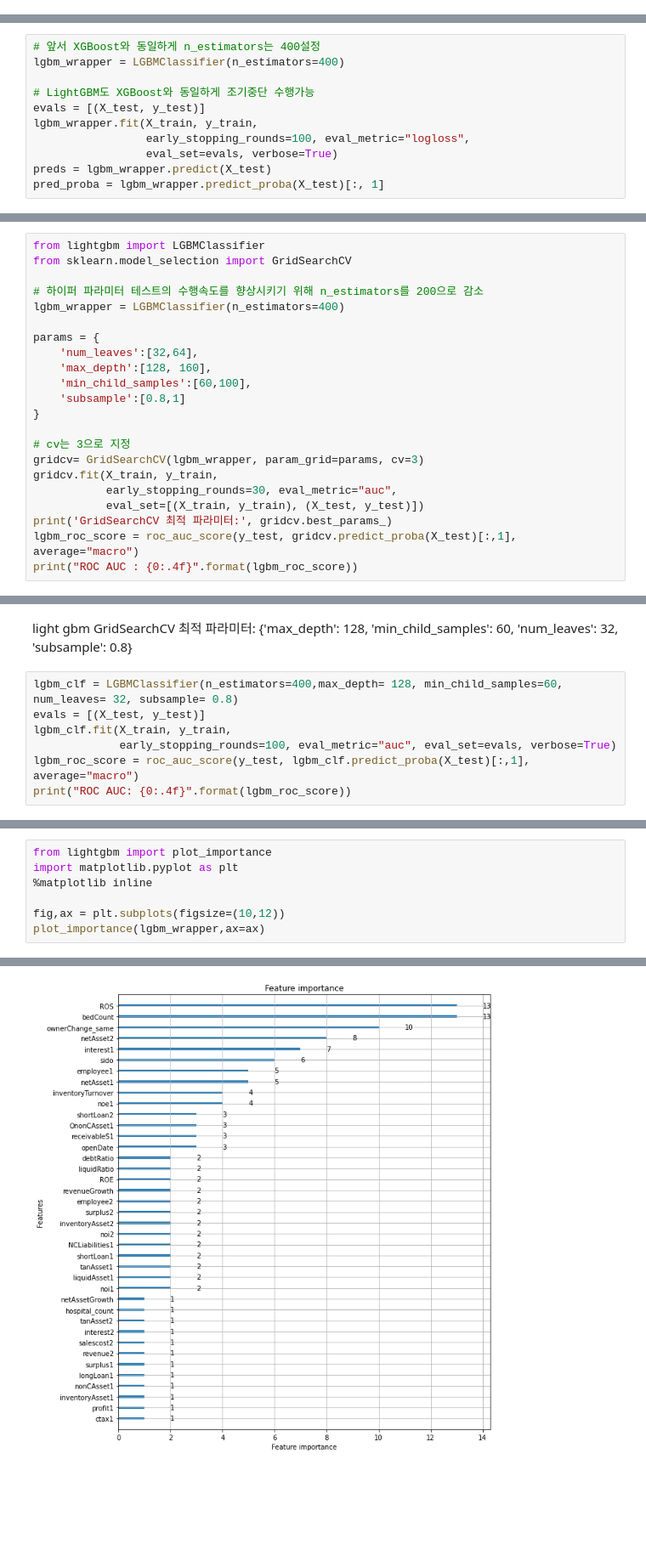
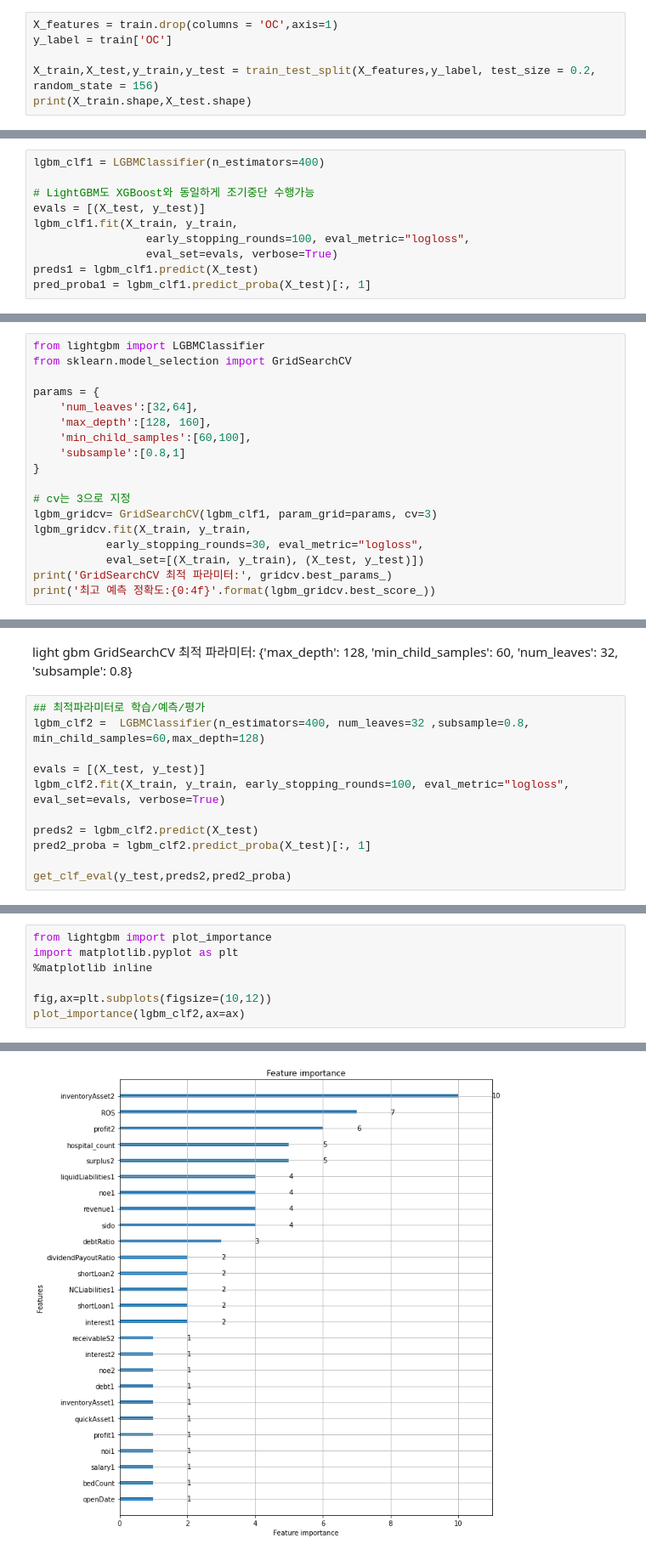
Before and after one commit to chacha715/ESA, a Jupyter notebook: mp)_모델_취합.ipynb, the cells around one changed output, grey strips where cells are left out. Shown at 85% size. Saved outputs shown, nothing was run; the diff lists cells and outputs as text; blank space fills up the shorter version.

```diff
--- a/mp)_모델_취합.ipynb
+++ b/mp)_모델_취합.ipynb
@@ -559,3 +805,9 @@ from lightgbm import LGBMClassifier
 from sklearn.model_selection import train_test_split
 import warnings
 warnings.filterwarnings('ignore')
+# %%
+X_features = train.drop(columns = 'OC',axis=1)
+y_label = train['OC']
+
+X_train,X_test,y_train,y_test = train_test_split(X_features,y_label, test_size = 0.2, random_state = 156)
+print(X_train.shape,X_test.shape)
@@ -562,11 +826,10 @@ warnings.filterwarnings('ignore')
 # %%
-# 앞서 XGBoost와 동일하게 n_estimators는 400설정
-lgbm_wrapper = LGBMClassifier(n_estimators=400)
+lgbm_clf1 = LGBMClassifier(n_estimators=400)
 
 # LightGBM도 XGBoost와 동일하게 조기중단 수행가능
 evals = [(X_test, y_test)]
-lgbm_wrapper.fit(X_train, y_train,
+lgbm_clf1.fit(X_train, y_train,
                  early_stopping_rounds=100, eval_metric="logloss",
                  eval_set=evals, verbose=True)
-preds = lgbm_wrapper.predict(X_test)
-pred_proba = lgbm_wrapper.predict_proba(X_test)[:, 1]
+preds1 = lgbm_clf1.predict(X_test)
+pred_proba1 = lgbm_clf1.predict_proba(X_test)[:, 1]
@@ -580,9 +861,6 @@ get_clf_eval(y_test,preds,pred_proba)
 # %%
 from lightgbm import LGBMClassifier
 from sklearn.model_selection import GridSearchCV
-
-# 하이퍼 파라미터 테스트의 수행속도를 향상시키기 위해 n_estimators를 200으로 감소
-lgbm_wrapper = LGBMClassifier(n_estimators=400)
 
 params = {
     'num_leaves':[32,64],
@@ -592,10 +870,9 @@ params = {
 }
 
 # cv는 3으로 지정
-gridcv= GridSearchCV(lgbm_wrapper, param_grid=params, cv=3)
-gridcv.fit(X_train, y_train,
-           early_stopping_rounds=30, eval_metric="auc",
+lgbm_gridcv= GridSearchCV(lgbm_clf1, param_grid=params, cv=3)
+lgbm_gridcv.fit(X_train, y_train,
+           early_stopping_rounds=30, eval_metric="logloss",
            eval_set=[(X_train, y_train), (X_test, y_test)])
 print('GridSearchCV 최적 파라미터:', gridcv.best_params_)
-lgbm_roc_score = roc_auc_score(y_test, gridcv.predict_proba(X_test)[:,1], average="macro")
-print("ROC AUC : {0:.4f}".format(lgbm_roc_score))
+print('최고 예측 정확도:{0:4f}'.format(lgbm_gridcv.best_score_))
@@ -602,10 +897,14 @@ print("ROC AUC : {0:.4f}".format(lgbm_roc_score))
 # %% [markdown]
 light gbm GridSearchCV 최적 파라미터: {'max_depth': 128, 'min_child_samples': 60, 'num_leaves': 32, 'subsample': 0.8}
 # %%
-lgbm_clf = LGBMClassifier(n_estimators=400,max_depth= 128, min_child_samples=60, num_leaves= 32, subsample= 0.8)
+## 최적파라미터로 학습/예측/평가
+lgbm_clf2 =  LGBMClassifier(n_estimators=400, num_leaves=32 ,subsample=0.8, min_child_samples=60,max_depth=128)
+
 evals = [(X_test, y_test)]
-lgbm_clf.fit(X_train, y_train,
-             early_stopping_rounds=100, eval_metric="auc", eval_set=evals, verbose=True)
-lgbm_roc_score = roc_auc_score(y_test, lgbm_clf.predict_proba(X_test)[:,1], average="macro")
-print("ROC AUC: {0:.4f}".format(lgbm_roc_score))
+lgbm_clf2.fit(X_train, y_train, early_stopping_rounds=100, eval_metric="logloss", eval_set=evals, verbose=True)
+
+preds2 = lgbm_clf2.predict(X_test)
+pred2_proba = lgbm_clf2.predict_proba(X_test)[:, 1]
+
+get_clf_eval(y_test,preds2,pred2_proba)
 # %% [output]
@@ -639,10 +928,10 @@ get_clf_eval(y_test,preds,pred_proba)
 # %%
 from lightgbm import plot_importance
 import matplotlib.pyplot as plt
 %matplotlib inline
 
-fig,ax = plt.subplots(figsize=(10,12))
-plot_importance(lgbm_wrapper,ax=ax)
+fig,ax=plt.subplots(figsize=(10,12))
+plot_importance(lgbm_clf2,ax=ax)
 # %% [output]
 <matplotlib.axes._subplots.AxesSubplot at 0x...>
-[figure, old version]
+[figure, new version]
```
Also changed, not shown: parts of 41 cells of this notebook.
